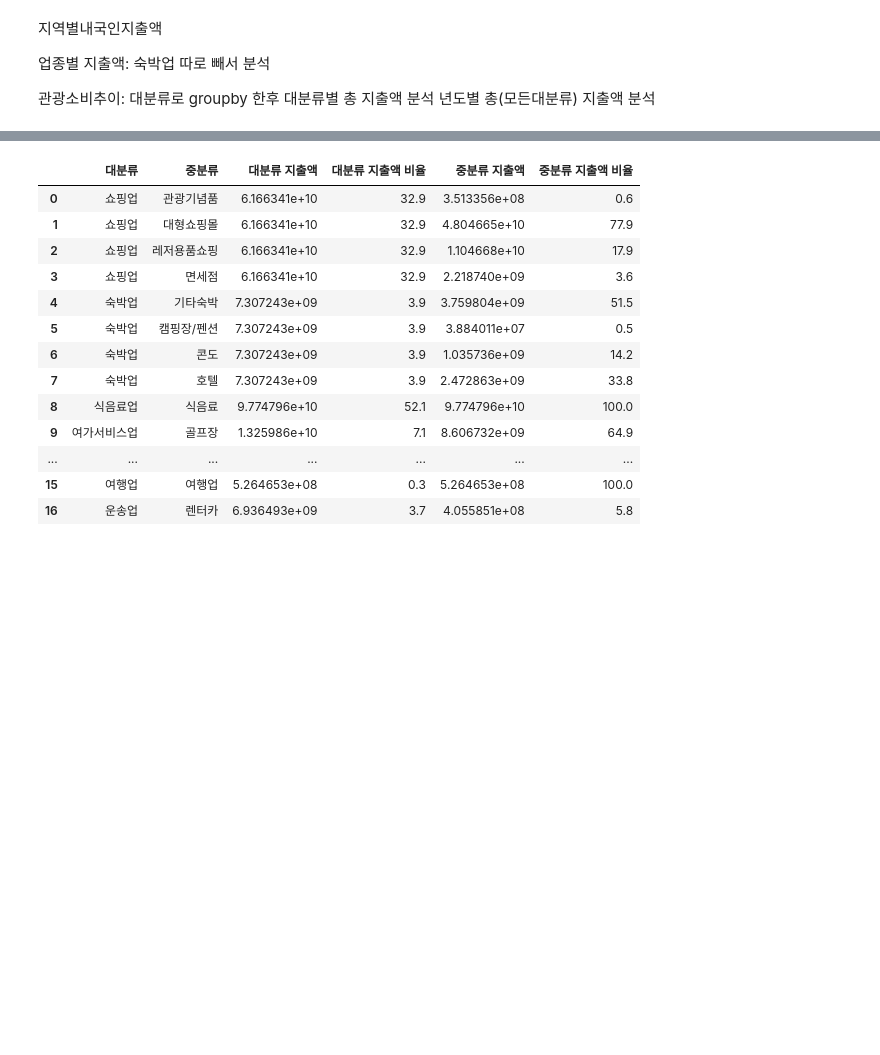
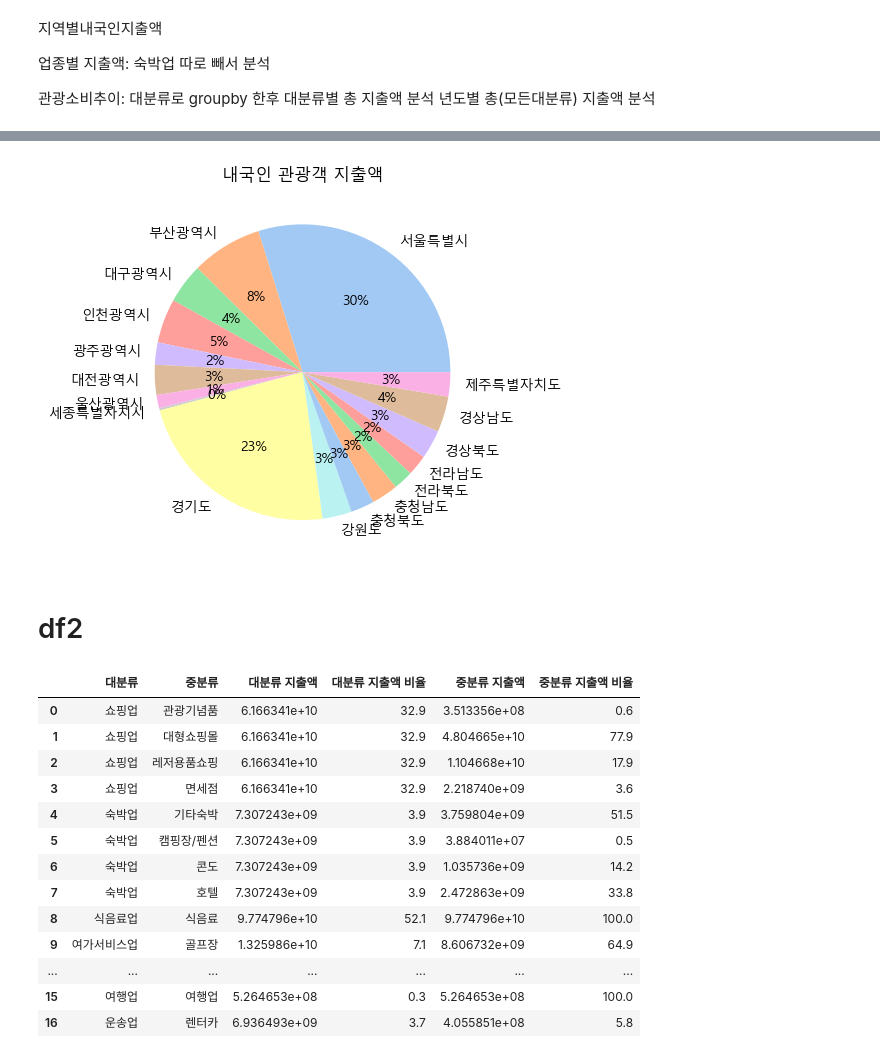
Before and after one commit to sdkim96/Login_project, a Jupyter notebook: Data_analysis_visualization/expenditure_analysis.ipynb, the cells around one changed output, grey strips where cells are left out. Saved outputs shown, nothing was run; the diff lists cells and outputs as text; code cells hidden in the pictures; blank space fills up the shorter version.

```diff
--- a/Data_analysis_visualization/expenditure_analysis.ipynb
+++ b/Data_analysis_visualization/expenditure_analysis.ipynb
@@ -34,0 +58,3 @@ df4 = pd.read_csv('관광지출액/20230508094333_관광소비 추이.csv', enco
+# %%
+광역지자체 = df1['광역지자체'].tolist()
+광역지자체
@@ -34,0 +79,3 @@ df4 = pd.read_csv('관광지출액/20230508094333_관광소비 추이.csv', enco
+# %%
+소비액 = df1['소비액'].tolist()
+소비액
@@ -35,3 +100,18 @@ df4 = pd.read_csv('관광지출액/20230508094333_관광소비 추이.csv', enco
+# %%
+data = 소비액
+labels = 광역지자체
+
+#define Seaborn color palette to use
+colors = sns.color_palette('pastel')[0:]
+
+#create pie chart
+plt.pie(data, labels = labels, colors = colors, autopct='%.0f%%')
+plt.title("내국인 관광객 지출액")
+plt.show()
+# %% [output]
+[figure, added]
+# %% [markdown]
+# df2
 # %%
 df2
 # %% [output]
```
Also changed, not shown: parts of 29 cells of this notebook.
